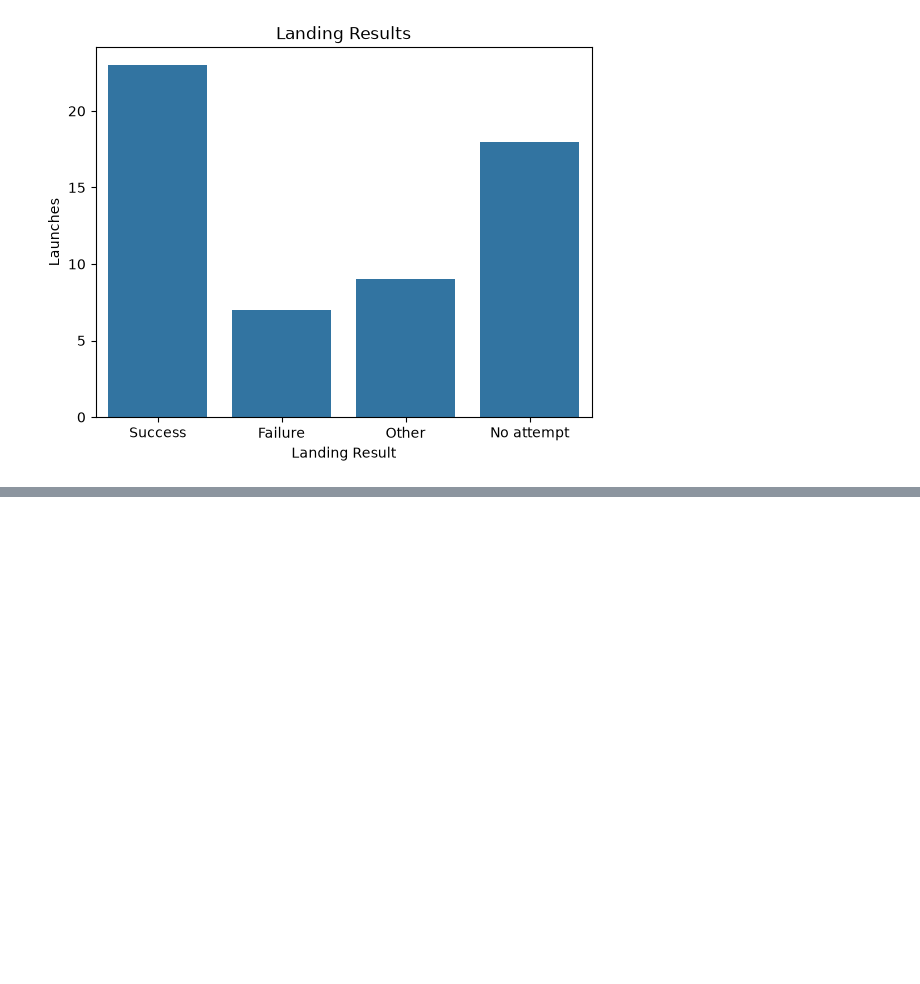
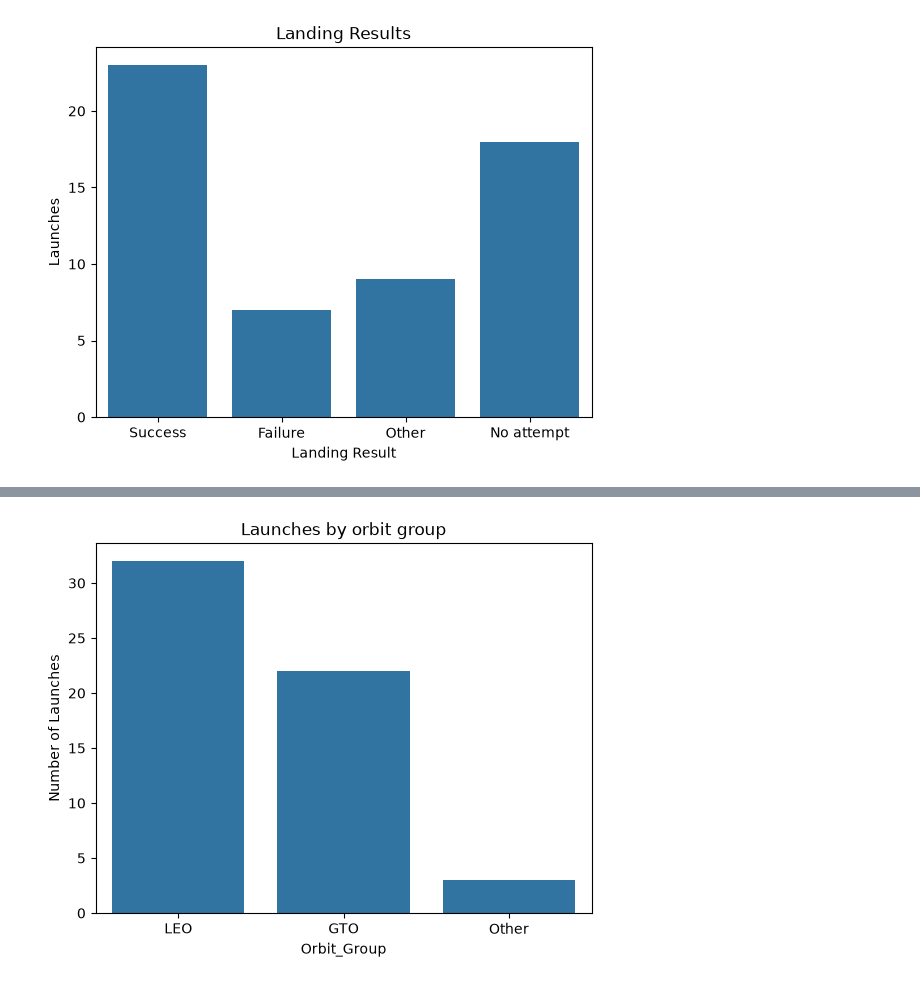
Before and after one commit to harshaie/AI-Foundations-Project, a Jupyter notebook: AI Foundations Project.ipynb, the cells around one changed output, grey strips where cells are left out. Cells and saved outputs as stored; diff of their text form; code cells hidden in the pictures; blank space fills up the shorter version.

```diff
--- a/AI Foundations Project.ipynb
+++ b/AI Foundations Project.ipynb
@@ -409,0 +436,8 @@ plt.close()
+# %%
+sns.countplot(data = clean, x = "Orbit_Group", order = ["LEO", "GTO", "Other"])
+plt.ylabel("Number of Launches")
+plt.title("Launches by orbit group")
+plt.show()
+plt.close()
+# %% [output]
+[figure, added]
```
Also changed, not shown: parts of 4 cells of this notebook.
